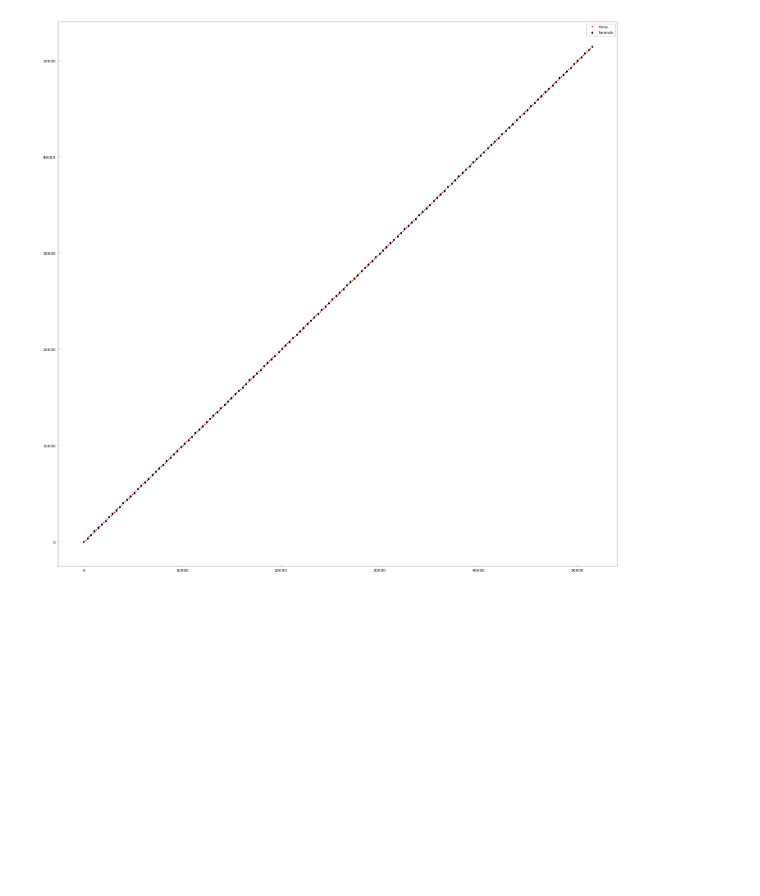
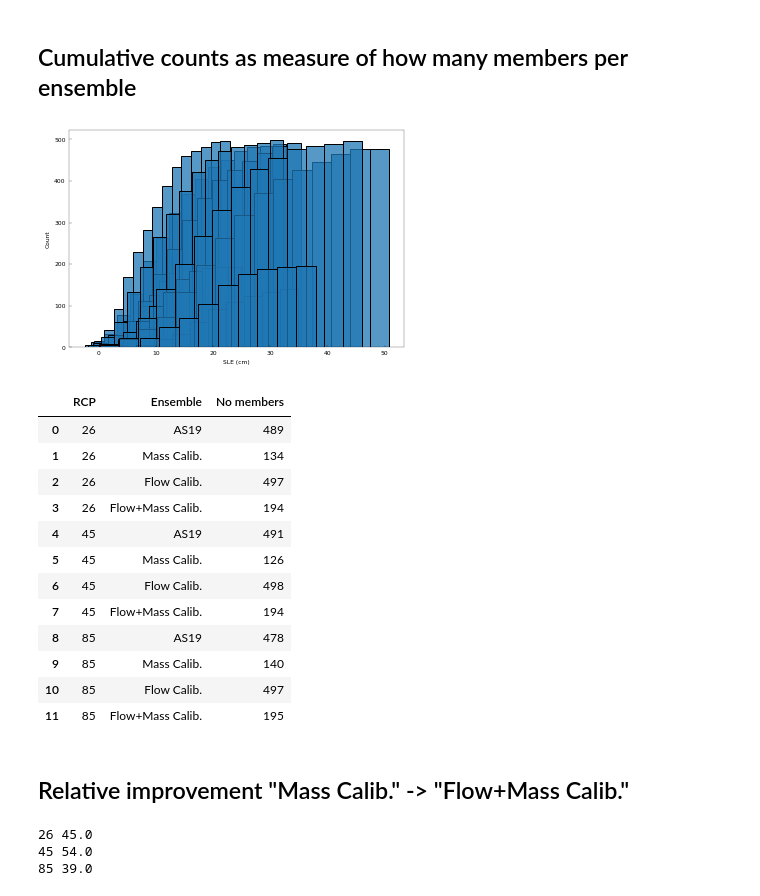
Before and after one commit to pism/pism-emulator, a Jupyter notebook: calibration/calibrate.ipynb, the cells around one changed output. Drawn from its saved outputs; the diff is of its cells as text; code cells hidden in the pictures; blank space fills up the shorter version.

Commit message:
added cumulative histograms

```diff
--- a/calibration/calibrate.ipynb
+++ b/calibration/calibrate.ipynb
@@ -207,8 +36,0 @@ time_bnds = np.array([
-# %%
-fig = plt.figure(figsize=[15, 15])
-plt.plot(time, time, ".", c="r", label="time")
-plt.plot(time_bnds, time_bnds, "d", c="k", label="bounds")
-plt.legend()
-fig.savefig("time.pdf")
-# %% [output]
-[figure, removed]
@@ -216,0 +37,42 @@ fig.savefig("time.pdf")
+# %% [markdown]
+## Cumulative counts as measure of how many members per ensemble
+# %%
+no_ens = []
+for k, rcp in enumerate(rcps):
+    r_df = all_2100_df[all_2100_df["RCP"] == rcp]
+    for ens in ["AS19", "Mass Calib.", "Flow Calib.", "Flow+Mass Calib."]:
+        df = r_df[r_df["Ensemble"] == ens]
+        sb = sns.histplot(data=df, stat="count", cumulative=True, x="SLE (cm)")
+        counts = [h.get_height() for h in sb.patches]
+        no_ens.append([rcp, ens, counts[-1]])
+# %% [output]
+[figure, added]
+# %%
+no_df
+# %% [output]
+|  | RCP | Ensemble | No members |
+| 0 | 26 | AS19 | 489 |
+| 1 | 26 | Mass Calib. | 134 |
+| 2 | 26 | Flow Calib. | 497 |
+| 3 | 26 | Flow+Mass Calib. | 194 |
+| 4 | 45 | AS19 | 491 |
+| 5 | 45 | Mass Calib. | 126 |
+| 6 | 45 | Flow Calib. | 498 |
+| 7 | 45 | Flow+Mass Calib. | 194 |
+| 8 | 85 | AS19 | 478 |
+| 9 | 85 | Mass Calib. | 140 |
+| 10 | 85 | Flow Calib. | 497 |
+| 11 | 85 | Flow+Mass Calib. | 195 |
+# %% [markdown]
+## Relative improvement "Mass Calib." -> "Flow+Mass Calib."
+# %%
+for rcp in rcps:
+    df = no_df[no_df["RCP"] == rcp]
+    m_v = df[df["Ensemble"] == "Mass Calib."]["No members"].values[0]
+    fm_v = df[df["Ensemble"] == "Flow+Mass Calib."]["No members"].values[0]
+    rel_change = np.round(fm_v / m_v * 100 - 100)
+    print(rcp, rel_change)
+# %% [output]
+26 45.0
+45 54.0
+85 39.0
```
Also changed, not shown: parts of 7 cells of this notebook, 1 other file.
